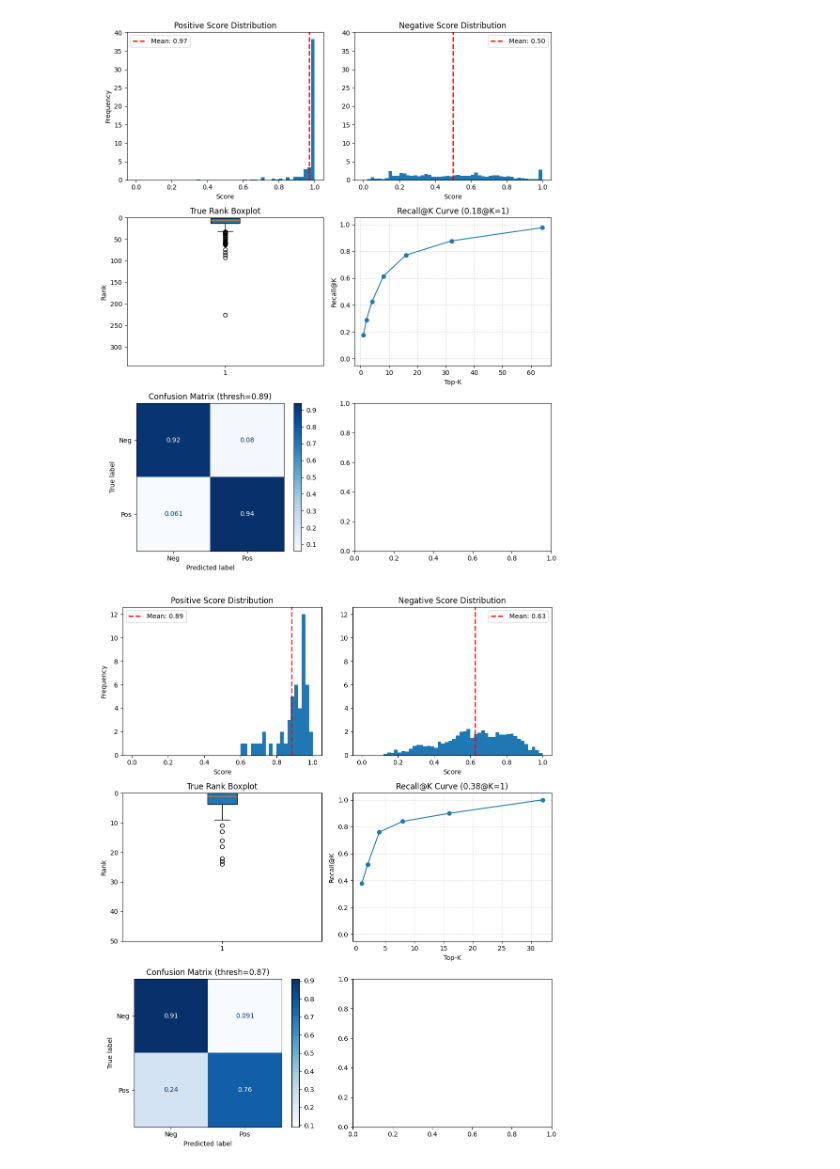
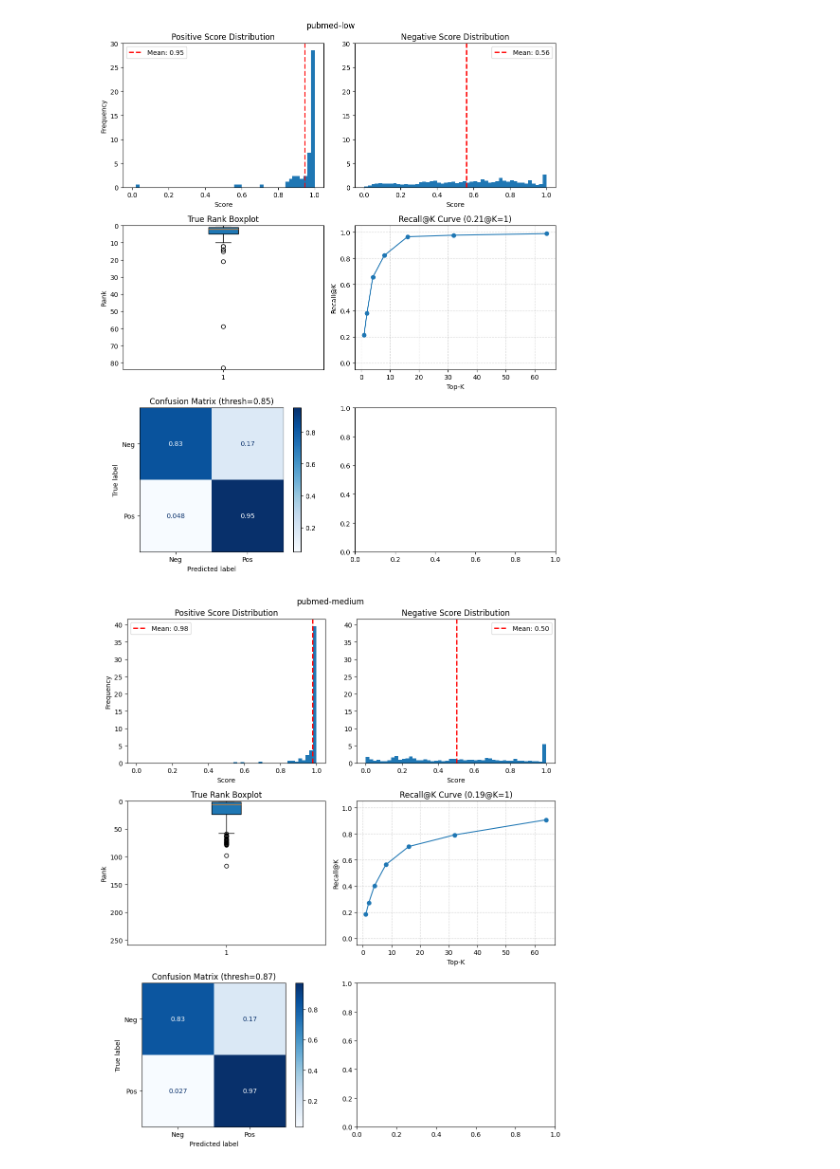
Before and after one commit to hscells-org/project-doehl-boolean-clip, a Jupyter notebook: train.ipynb, the cells around one changed output. Cells and saved outputs as stored; diff of their text form; code cells hidden in the pictures.

Commit message:
separate evaluation runs on different data

```diff
--- a/train.ipynb
+++ b/train.ipynb
@@ -2,24 +2,27 @@
 %load_ext autoreload
 %autoreload 2
 
-from datasets import load_dataset
 from boolrank import *
+from process_data import paths_to_dataset
 
 # dk what this loads
 # dataset = load_dataset("data", split="train")
-file = "training-logs"
-dataset = load_dataset("json", data_files=f"data/{file}.jsonl", split="train")
+# file = "training-logs"
+path = "data/{}.jsonl"
+pubmed = path.format("training-logs")
+TAR = path.format("TAR_data")
+dataset = paths_to_dataset(pubmed, TAR)
 bool_key = "bool_query"
 nl_key = "nl_query"
 
-data = dataset.train_test_split(test_size=0.1, seed=42)
-print(data)
+print(dataset)
 
-model = DualSiglip2Model('cambridgeltl/SapBERT-from-PubMedBERT-fulltext')
+model = DualSiglip2Model('Xenova/bge-base-en-v1.5')
 
 epochs = 10
 batch_size = 2
 lr = 1e-5
 decay = 0.01
-model_name = model.model_name.split("/")[-1]
+model_name = model.model_name.split("/")[-2:]
+print(model_name)
 model_path = f"{model_name}/b{batch_size}_decay{decay:.0e}"
@@ -106,15 +97,13 @@ from evaluation import evaluate
 paths = [None]
 amt = 2000
 format = "pdf"
-bench_data = load_dataset("json", data_files="data/TAR_data.jsonl", split="train")
 for path in paths:
     if path is not None:
         model.load(path + "/model.safetensors")
         print(path)
     else: path = model_path
-    res = evaluate(model, data["test"][bool_key][:amt], data["test"][nl_key][:amt], plot=True)
-    res["plot"].savefig(f"models/{path}/test_stats.{format}", format=format)
-    res = evaluate(model, bench_data[bool_key][:amt], bench_data[nl_key][:amt], plot=True)
-    res["plot"].savefig(f"models/{path}/TAR_stats.{format}", format=format)
-    print(("-" * 100 + "\n\n") * 2)
+
+    for key, data in dataset["test"].items():
+        res = evaluate(model, data[bool_key][:amt], data[nl_key][:amt], plot=True, title=key)
+        res["plot"].savefig(f"models/{path}/test_stats.{format}", format=format)
 # %% [output]
@@ -124,2 +110,2 @@ for path in paths:
-[figure, old version]
+[figure, new version]
-[figure, old version]
+[figure, new version]
```
Also changed, not shown: parts of 3 cells of this notebook, 4 other files.
